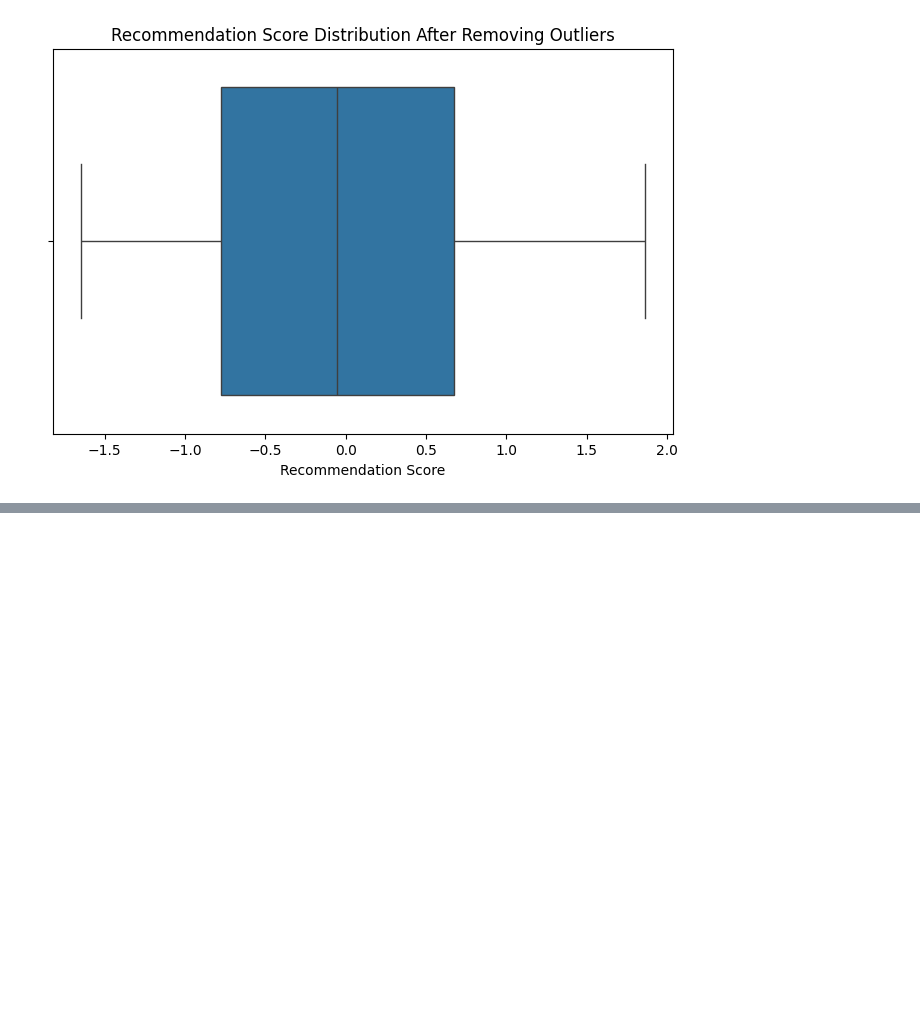
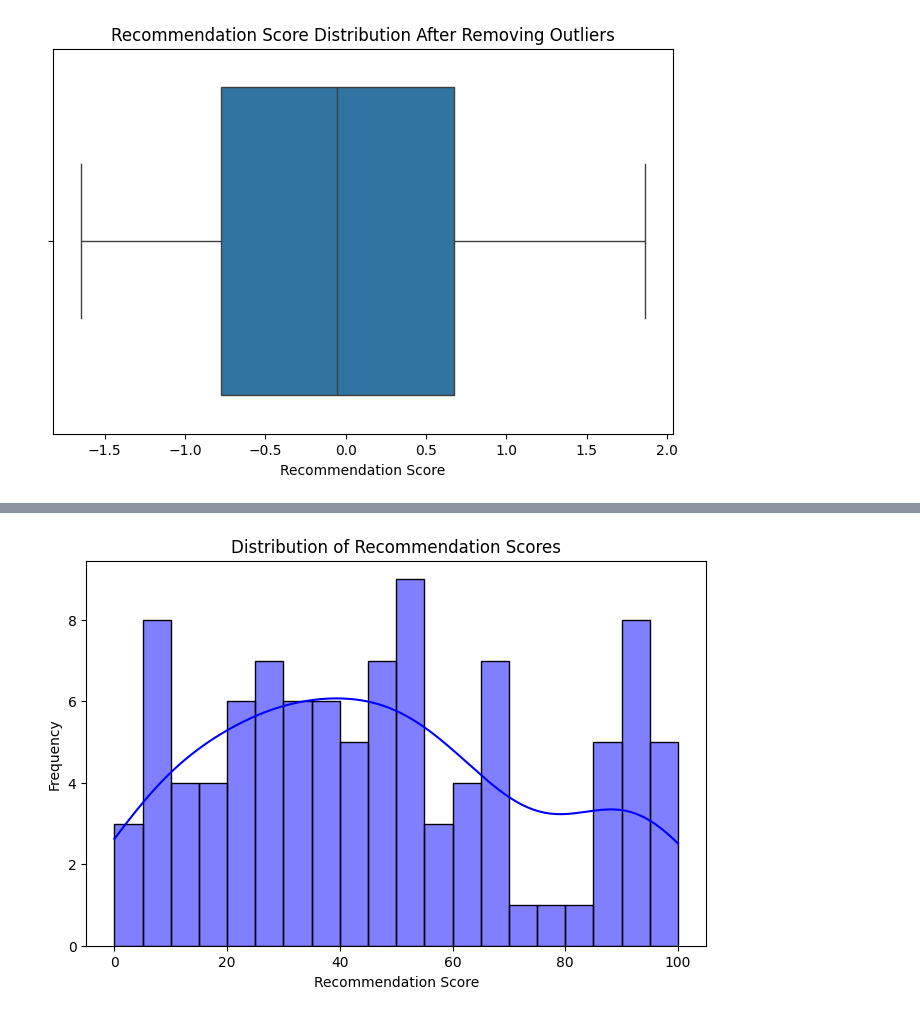
Before and after one commit to Dhinuksharan/Furn_Trim, a Jupyter notebook: Data_processing_test_2.ipynb, the cells around one changed output, grey strips where cells are left out. Saved outputs shown, nothing was run; the diff lists cells and outputs as text; code cells hidden in the pictures; blank space fills up the shorter version.

```diff
--- a/Data_processing_test_2.ipynb
+++ b/Data_processing_test_2.ipynb
@@ -108,0 +271,9 @@ plt.show()
+# %%
+plt.figure(figsize=(8,5))
+sns.histplot(customer_survey_df["Recommendation Score"], bins=20, kde=True, color="blue")
+plt.title("Distribution of Recommendation Scores")
+plt.xlabel("Recommendation Score")
+plt.ylabel("Frequency")
+plt.show()
+# %% [output]
+[figure, added]
```
Also changed, not shown: parts of 25 cells of this notebook.
